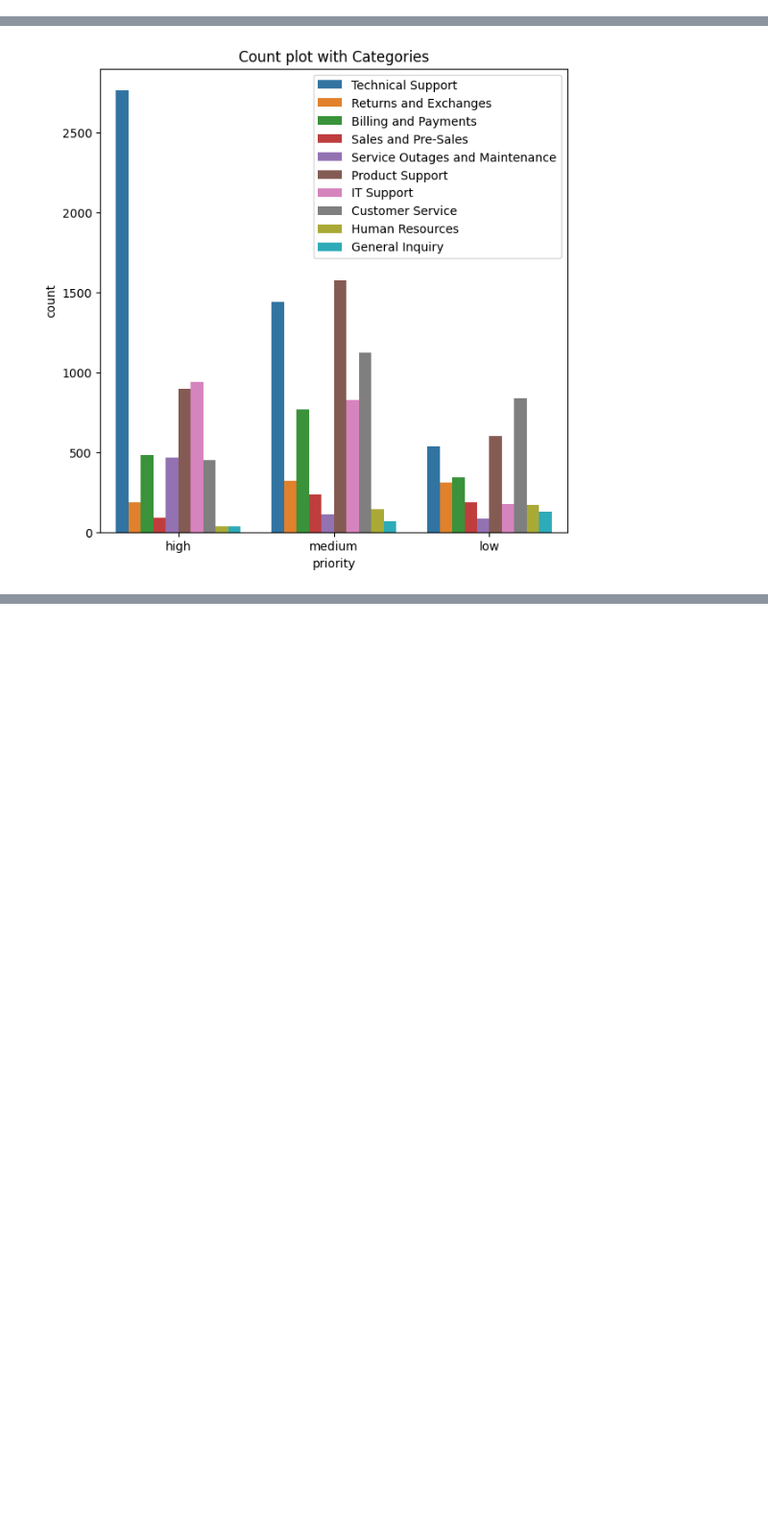
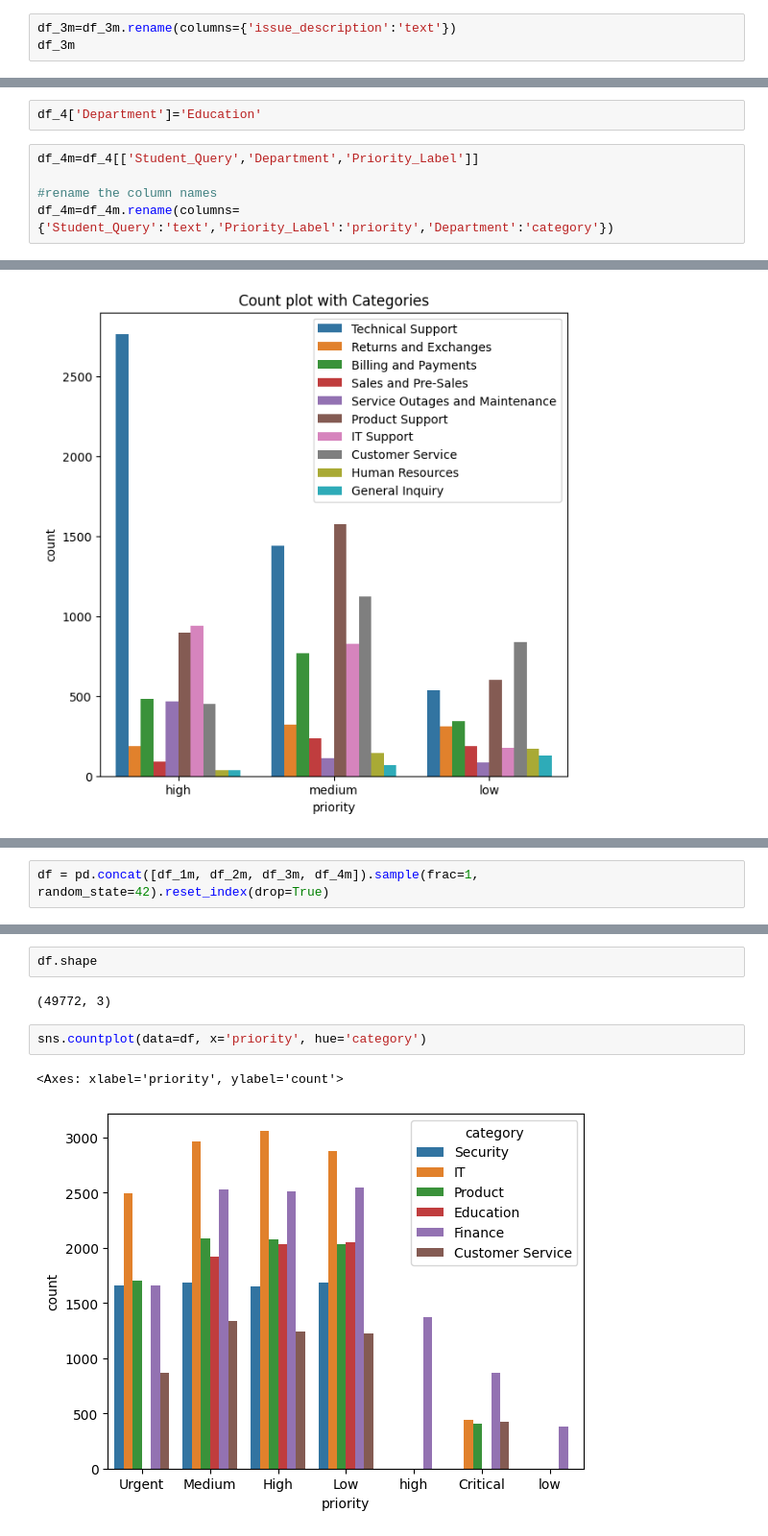
Before and after one commit to rohit-447/ml-learning, a Jupyter notebook: complaint-priority-system.ipynb, the cells around one changed output, grey strips where cells are left out. Shown at 96% size. Cells and saved outputs as stored; diff of their text form; blank space fills up the shorter version.

Commit message:
Kaggle Notebook | Complaint priority system | Version 5

```diff
--- a/complaint-priority-system.ipynb
+++ b/complaint-priority-system.ipynb
@@ -344,0 +416,3 @@ plt.show()
+# %%
+df_3m=df_3m.rename(columns={'issue_description':'text'})
+df_3m
@@ -392,3 +482,10 @@ plt.show()
+# %%
+df_4['Department']='Education'
+# %%
+df_4m=df_4[['Student_Query','Department','Priority_Label']]
+
+#rename the column names
+df_4m=df_4m.rename(columns={'Student_Query':'text','Priority_Label':'priority','Department':'category'})
 # %% [markdown]
 # file 5
 # %% [markdown]
@@ -524,0 +624,2 @@ plt.show()
+# %%
+df = pd.concat([df_1m, df_2m, df_3m, df_4m]).sample(frac=1, random_state=42).reset_index(drop=True)
@@ -524,0 +646,9 @@ plt.show()
+# %%
+df.shape
+# %% [output]
+(49772, 3)
+# %%
+sns.countplot(data=df, x='priority', hue='category')
+# %% [output]
+<Axes: xlabel='priority', ylabel='count'>
+[figure, added]
```
Also changed, not shown: parts of 25 cells of this notebook.
